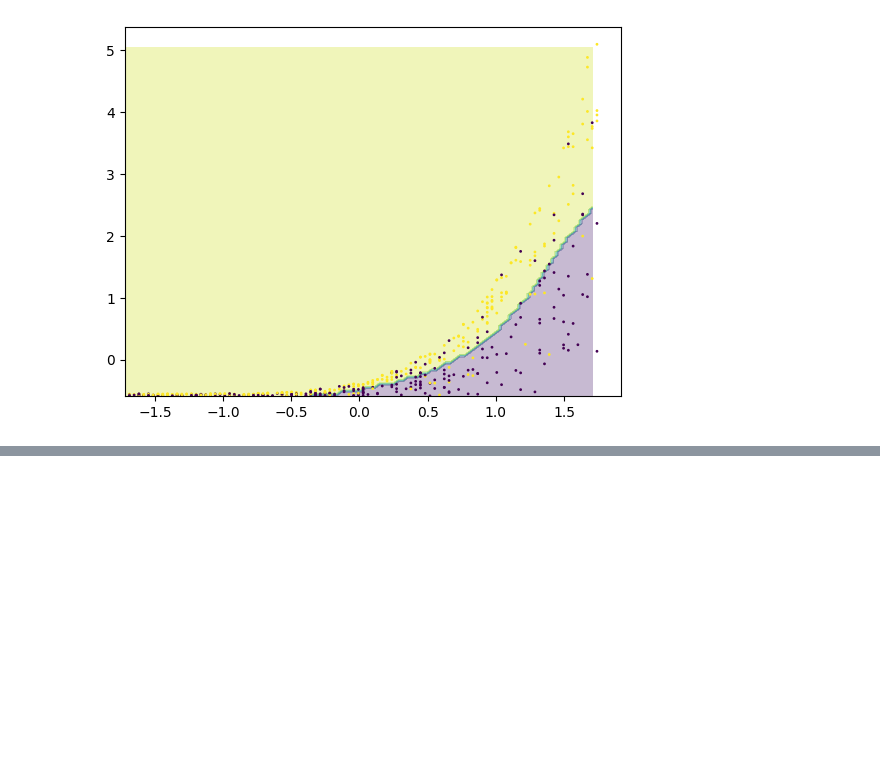
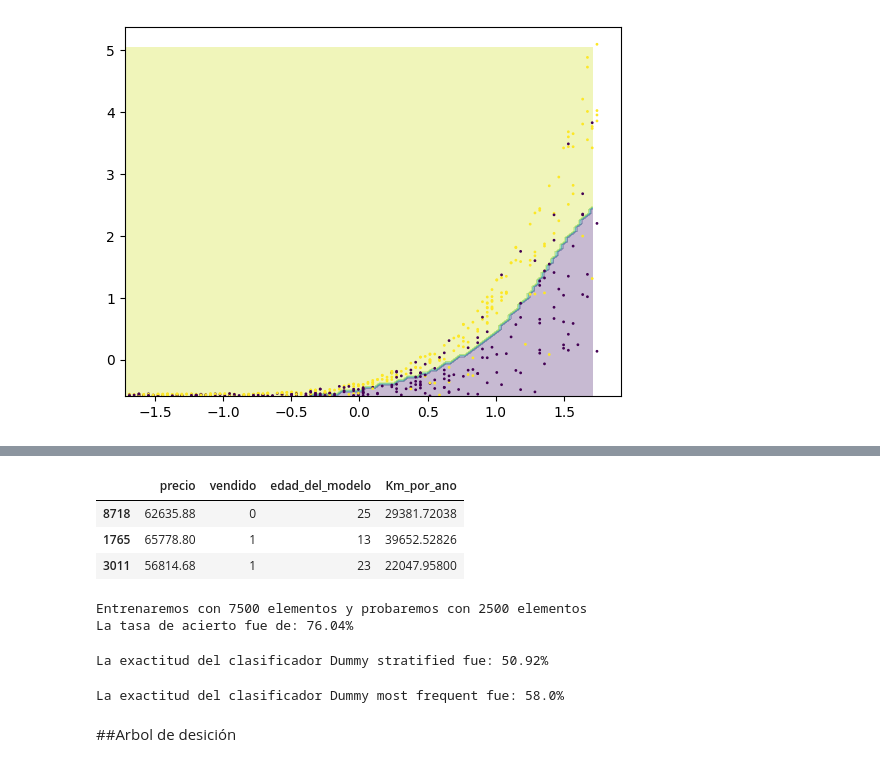
Before and after one commit to natalyq1/Machine_learning1, a Jupyter notebook: Clasificacion_SKLearn.ipynb, the cells around one changed output, grey strips where cells are left out. Drawn from its saved outputs; the diff is of its cells as text; code cells hidden in the pictures; blank space fills up the shorter version.

```diff
--- a/Clasificacion_SKLearn.ipynb
+++ b/Clasificacion_SKLearn.ipynb
@@ -464,0 +524,55 @@ La tasa de acierto fue de: 67.78%
+# %%
+datos = datos.drop(columns=['Unnamed: 0', 'millas_por_ano', 'ano_del_modelo'], axis=1)
+datos.sample(3)
+# %% [output]
+|  | precio | vendido | edad_del_modelo | Km_por_ano |
+| 8718 | 62635.88 | 0 | 25 | 29381.72038 |
+| 1765 | 65778.80 | 1 | 13 | 39652.52826 |
+| 3011 | 56814.68 | 1 | 23 | 22047.95800 |
+# %%
+from sklearn.svm import SVC
+from sklearn.preprocessing import StandardScaler
+
+x = datos[['edad_del_modelo', 'Km_por_ano' , 'precio']]
+y= datos.vendido
+
+SEED = 42
+np.random.seed(SEED)
+
+raw_x_train, raw_x_test, y_train, y_test = train_test_split(x, y, test_size=0.25, random_state=SEED, stratify=y)
+print(f'Entrenaremos con {len(raw_x_train)} elementos y probaremos con {len(raw_x_test)} elementos')
+
+scaler = StandardScaler()
+scaler.fit(raw_x_train)
+x_train = scaler.transform(raw_x_train)
+x_test = scaler.transform(raw_x_test)
+
+model= SVC()
+model.fit(x_train, y_train)
+previsiones = model.predict(x_test)
+
+tasa_de_acierto = accuracy_score(y_test, previsiones)
+print(f'La tasa de acierto fue de: { round(tasa_de_acierto*100, 2)}%')
+# %% [output]
+Entrenaremos con 7500 elementos y probaremos con 2500 elementos
+La tasa de acierto fue de: 76.04%
+# %%
+from sklearn.dummy import DummyClassifier
+
+dummy = DummyClassifier(strategy='stratified')
+dummy.fit(x_train, y_train)
+exactitud = dummy.score(x_test, y_test) *100
+print(f'La exactitud del clasificador Dummy stratified fue: {round(exactitud, 2)}%')
+# %% [output]
+La exactitud del clasificador Dummy stratified fue: 50.92%
+# %%
+from sklearn.dummy import DummyClassifier
+
+dummy = DummyClassifier(strategy='most_frequent')
+dummy.fit(x_train, y_train)
+exactitud = dummy.score(x_test, y_test) *100
+print(f'La exactitud del clasificador Dummy most frequent fue: {round(exactitud, 2)}%')
+# %% [output]
+La exactitud del clasificador Dummy most frequent fue: 58.0%
+# %% [markdown]
+##Arbol de desición
```
Also changed, not shown: parts of 12 cells of this notebook.
